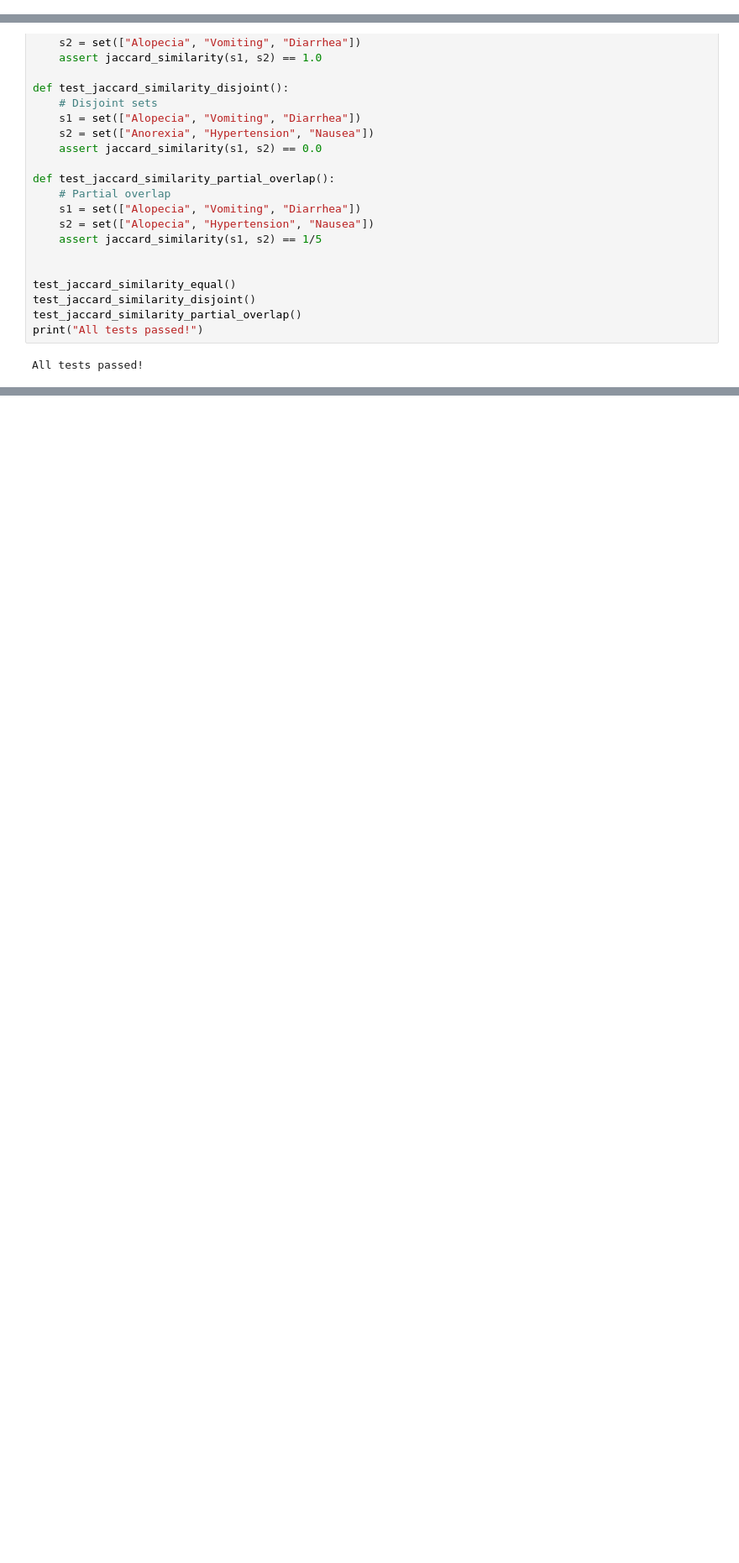
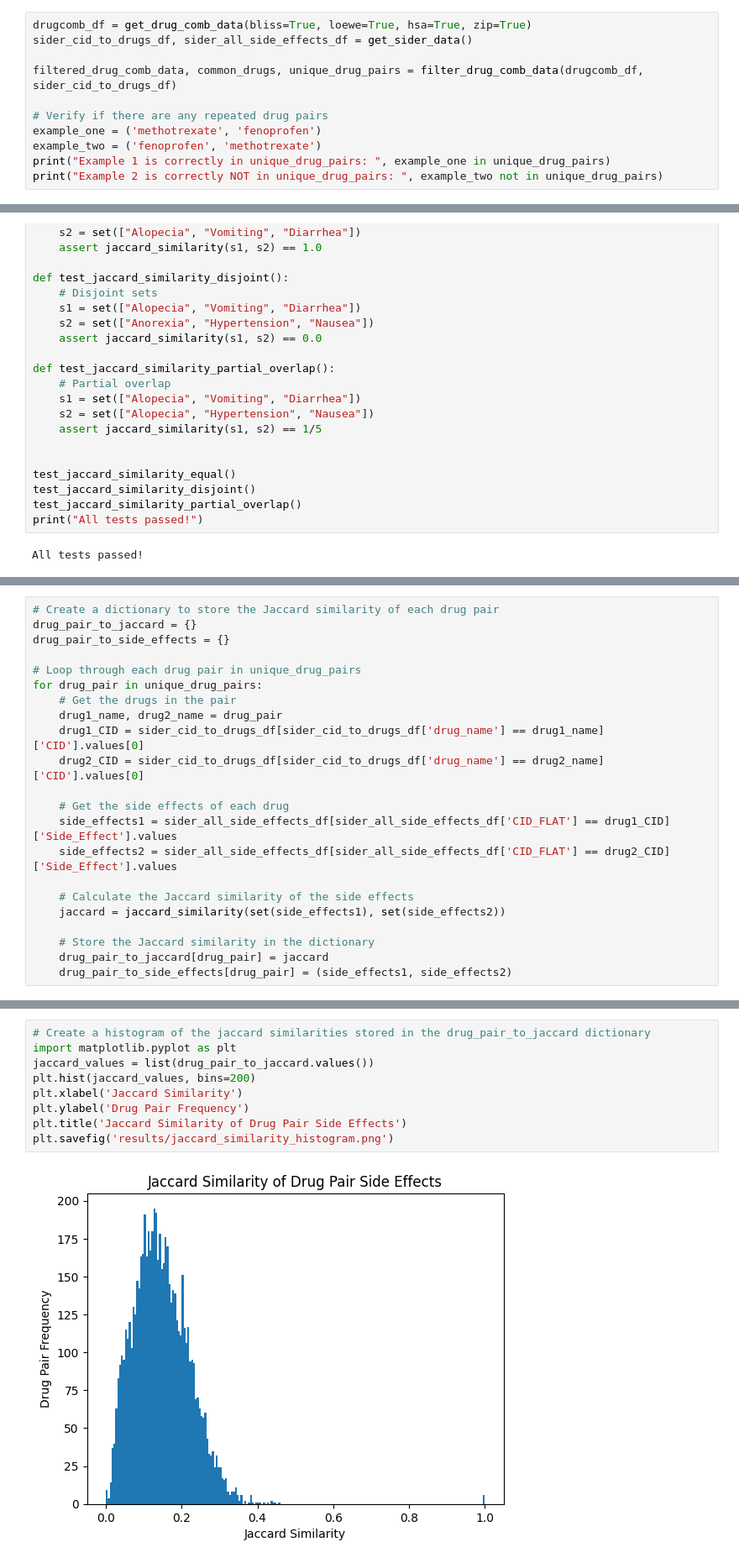
Before and after one commit to amw14/toxicity-cancer-drug-combination, a Jupyter notebook: test_toxicity_ranking.ipynb, the cells around one changed output, grey strips where cells are left out. Shown at 84% size. Cells and saved outputs as stored; diff of their text form; blank space fills up the shorter version.

Commit message:
Distribution of jaccard similarity

```diff
--- a/test_toxicity_ranking.ipynb
+++ b/test_toxicity_ranking.ipynb
@@ -17,0 +94,11 @@ All tests passed!
+# %%
+drugcomb_df = get_drug_comb_data(bliss=True, loewe=True, hsa=True, zip=True)
+sider_cid_to_drugs_df, sider_all_side_effects_df = get_sider_data()
+
+filtered_drug_comb_data, common_drugs, unique_drug_pairs = filter_drug_comb_data(drugcomb_df, sider_cid_to_drugs_df)
+
+# Verify if there are any repeated drug pairs
+example_one = ('methotrexate', 'fenoprofen')
+example_two = ('fenoprofen', 'methotrexate')
+print("Example 1 is correctly in unique_drug_pairs: ", example_one in unique_drug_pairs)
+print("Example 2 is correctly NOT in unique_drug_pairs: ", example_two not in unique_drug_pairs)
@@ -45,0 +144,22 @@ All tests passed!
+# %%
+# Create a dictionary to store the Jaccard similarity of each drug pair
+drug_pair_to_jaccard = {}
+drug_pair_to_side_effects = {}
+
+# Loop through each drug pair in unique_drug_pairs
+for drug_pair in unique_drug_pairs:
+    # Get the drugs in the pair
+    drug1_name, drug2_name = drug_pair
+    drug1_CID = sider_cid_to_drugs_df[sider_cid_to_drugs_df['drug_name'] == drug1_name]['CID'].values[0]
+    drug2_CID = sider_cid_to_drugs_df[sider_cid_to_drugs_df['drug_name'] == drug2_name]['CID'].values[0]
+
+    # Get the side effects of each drug
+    side_effects1 = sider_all_side_effects_df[sider_all_side_effects_df['CID_FLAT'] == drug1_CID]['Side_Effect'].values
+    side_effects2 = sider_all_side_effects_df[sider_all_side_effects_df['CID_FLAT'] == drug2_CID]['Side_Effect'].values
+
+    # Calculate the Jaccard similarity of the side effects
+    jaccard = jaccard_similarity(set(side_effects1), set(side_effects2))
+
+    # Store the Jaccard similarity in the dictionary
+    drug_pair_to_jaccard[drug_pair] = jaccard
+    drug_pair_to_side_effects[drug_pair] = (side_effects1, side_effects2)
@@ -45,0 +168,11 @@ All tests passed!
+# %%
+# Create a histogram of the jaccard similarities stored in the drug_pair_to_jaccard dictionary
+import matplotlib.pyplot as plt
+jaccard_values = list(drug_pair_to_jaccard.values())
+plt.hist(jaccard_values, bins=200)
+plt.xlabel('Jaccard Similarity')
+plt.ylabel('Drug Pair Frequency')
+plt.title('Jaccard Similarity of Drug Pair Side Effects')
+plt.savefig('results/jaccard_similarity_histogram.png')
+# %% [output]
+[figure, added]
```
Also changed, not shown: parts of 10 cells of this notebook, 2 other files.
